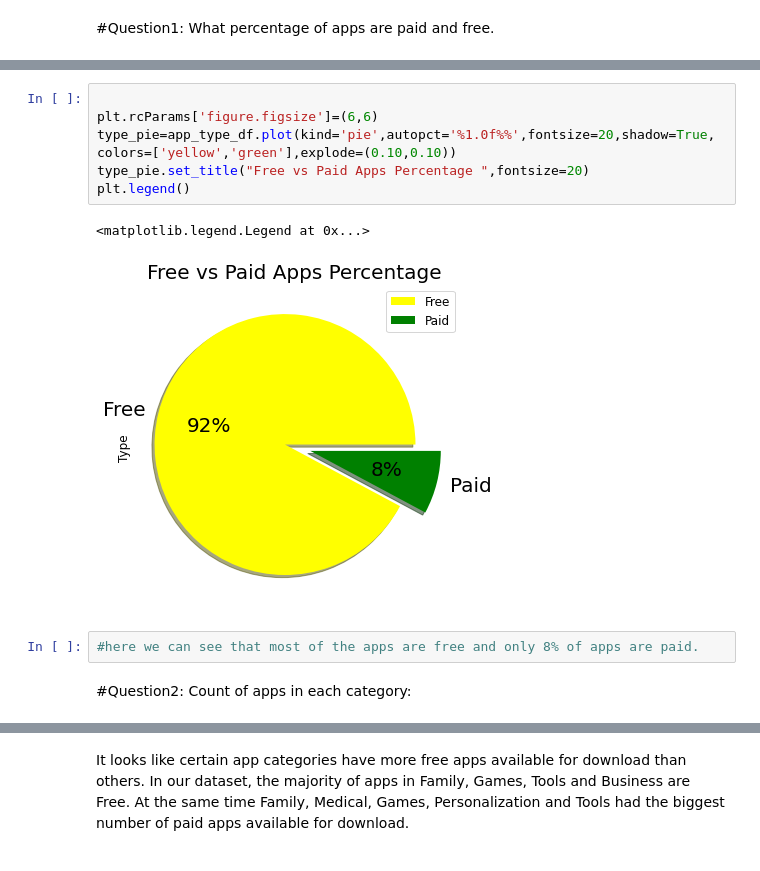
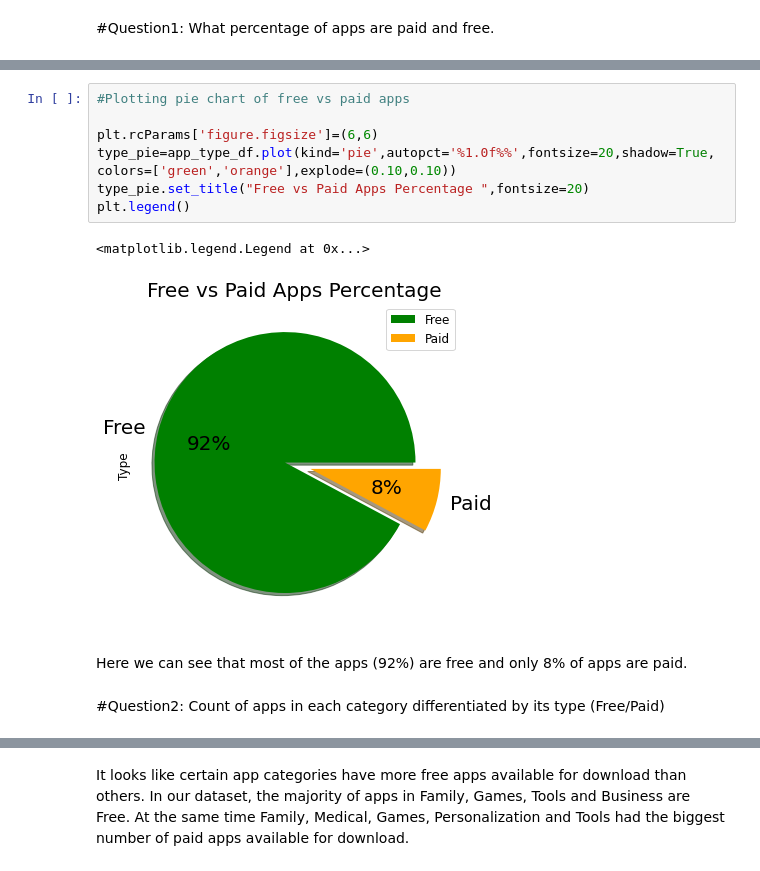
Before and after one commit to asadalam1/Practice-, a Jupyter notebook: Original_Play_Store_App_Review_Analysis_Capstone_Project.ipynb, the cells around one changed output, grey strips where cells are left out. Drawn from its saved outputs; the diff is of its cells as text.

```diff
--- a/Original_Play_Store_App_Review_Analysis_Capstone_Project.ipynb
+++ b/Original_Play_Store_App_Review_Analysis_Capstone_Project.ipynb
@@ -447,14 +471,15 @@ Name: Type, dtype: int64
 # %%
+#Plotting pie chart of free vs paid apps
 
 plt.rcParams['figure.figsize']=(6,6)
-type_pie=app_type_df.plot(kind='pie',autopct='%1.0f%%',fontsize=20,shadow=True, colors=['yellow','green'],explode=(0.10,0.10))
+type_pie=app_type_df.plot(kind='pie',autopct='%1.0f%%',fontsize=20,shadow=True, colors=['green','orange'],explode=(0.10,0.10))
 type_pie.set_title("Free vs Paid Apps Percentage ",fontsize=20)
 plt.legend()
 # %% [output]
 <matplotlib.legend.Legend at 0x...>
-[figure, old version]
+[figure, new version]
-# %%
-#here we can see that most of the apps are free and only 8% of apps are paid.
+# %% [markdown]
+Here we can see that most of the apps (92%) are free and only 8% of apps are paid.
 # %% [markdown]
-#Question2: Count of apps in each category:
+#Question2: Count of apps in each category differentiated by its type (Free/Paid)
 # %%
```
Also changed, not shown: parts of 70 cells of this notebook.
